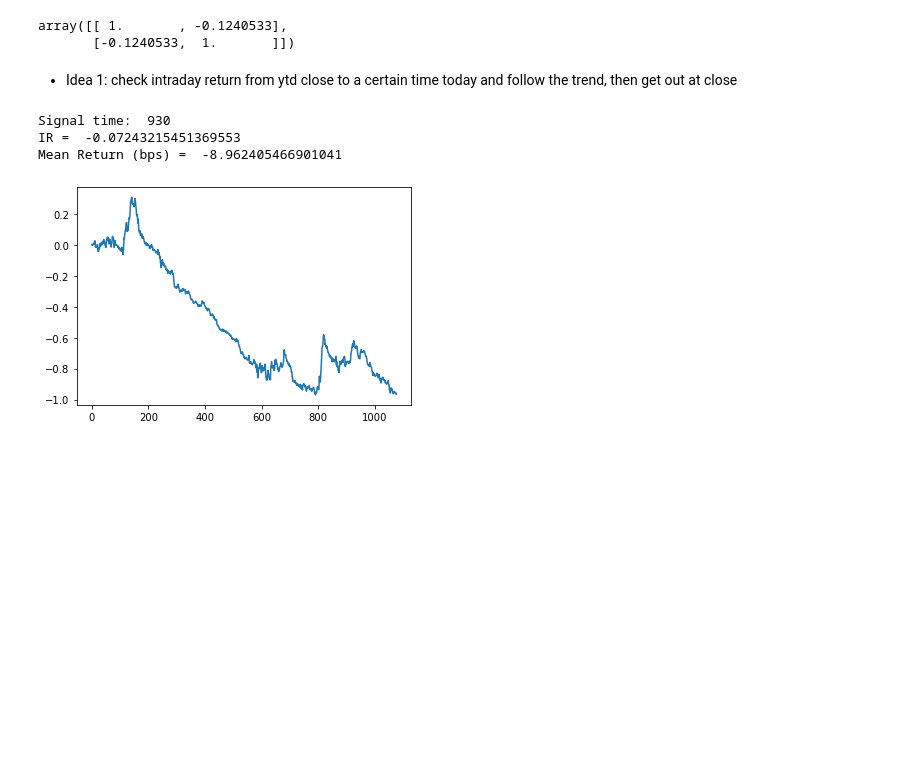
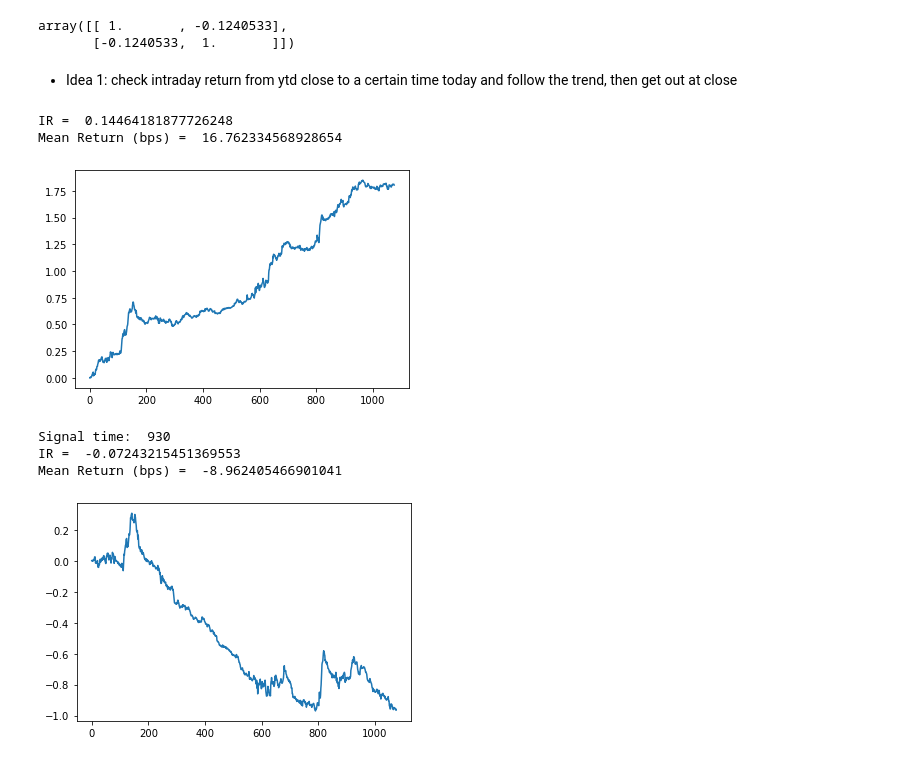
Before and after one commit to tdlinh/test_git, a Jupyter notebook: vn_futures_strat_test.ipynb, the cells around one changed output. Saved outputs shown, nothing was run; the diff lists cells and outputs as text; code cells hidden in the pictures; blank space fills up the shorter version.

```diff
--- a/vn_futures_strat_test.ipynb
+++ b/vn_futures_strat_test.ipynb
@@ -250,6 +290,28 @@ array([[ 1.       , -0.1240533],
        [-0.1240533,  1.       ]])
 # %% [markdown]
 * Idea 1: check intraday return from ytd close to a certain time today and follow the trend, then get out at close
+# %%
+signal_time = 1000
+signal_return_df = close_df[signal_time]/ close_df[1500].shift(1) - 1
+alpha_df = np.sign(signal_return_df)
+idx = valid_time.index(signal_time)
+trade_time = valid_time[idx + 1]
+realized_return_df = close_df[1500]/ close_df[trade_time] - 1
+
+trading_cost = 0.00
+pnl_df = alpha_df * realized_return_df - np.fabs(alpha_df) * trading_cost
+
+pnl_v = pnl_df.values
+pnl_v[~np.isfinite(pnl_v)] = 0
+print('IR = ', np.nanmean(pnl_v)/ np.nanstd(pnl_v))
+print('Mean Return (bps) = ', np.nanmean(pnl_v) * 1e4)
+
+plt.plot(np.cumsum(pnl_v))
+plt.show()
+# %% [output]
+IR =  0.14464181877726248
+Mean Return (bps) =  16.762334568928654
+[figure, added]
 # %%
 for signal_time in [930, 1000, 1030, 1100, 1130, 1330, 1400]:
     print('Signal time: ', signal_time)
```
Also changed, not shown: parts of 45 cells of this notebook.
